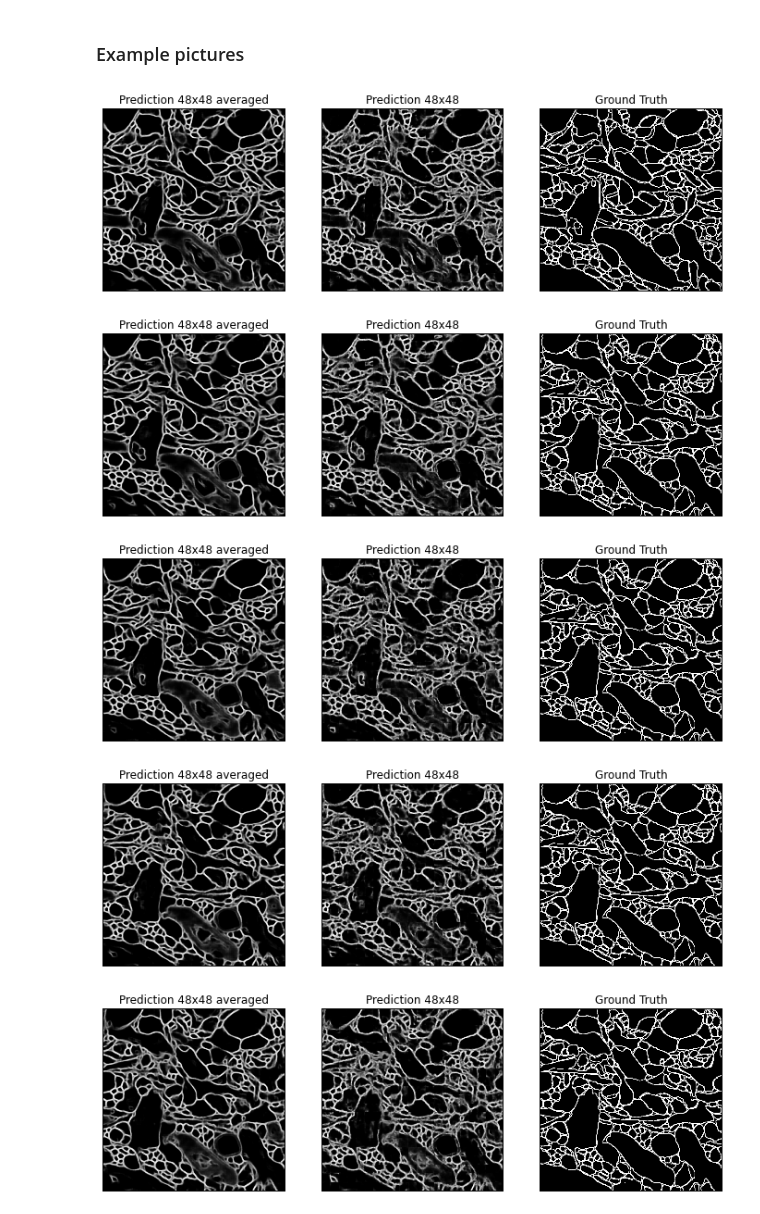
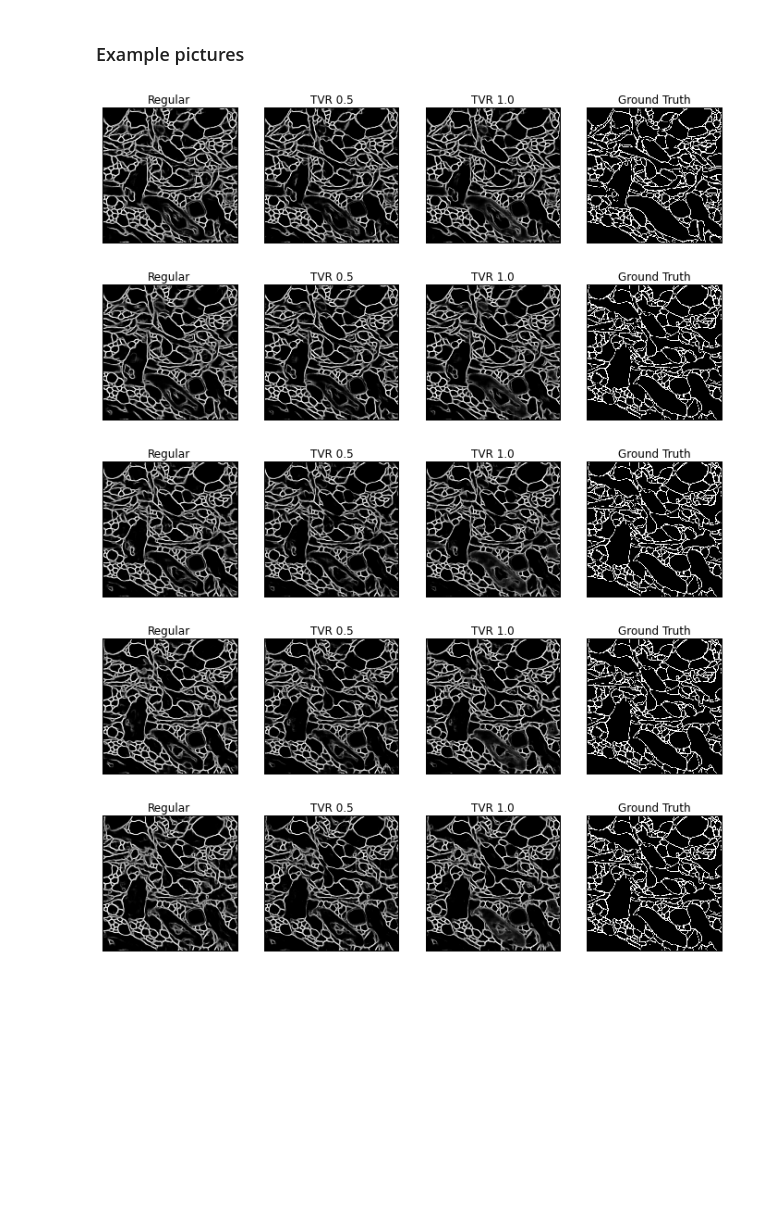
Before and after one commit to Rhoana/windowed-membranes, a Jupyter notebook: evaluation/Comparison_tvr.ipynb, the cells around one changed output. Drawn from its saved outputs; the diff is of its cells as text; code cells hidden in the pictures; blank space fills up the shorter version.

```diff
--- a/evaluation/Comparison_tvr.ipynb
+++ b/evaluation/Comparison_tvr.ipynb
@@ -69,7 +69,7 @@ def find_min(VI):
 ### Calculate VI/Error
 VI truth is the estimated VI for the membrane edges that are used as ground truth and represent the loss going from segmentation to edges and back.
 # %%
-address1          = "../results/48x48_2/"
+address1          = "../results/48x48_av/"
 pred_48x48         = np.load(address1 + "/results/output.npy")
 y1                = np.load(address1 + "/results/y.npy")
 pred_window_size  = np.load(address1 + "/results/pred_window_size.npy")
@@ -111,7 +111,7 @@ for address_img in test_address:
     ground_truth = ground_truth[gap2:-gap2,gap2:-gap2]
     ground_truth = ground_truth.astype(np.uint16)
     ground_truth = remove_synapse(ground_truth)
-    VI_48x48     += evaluate_VI( pred_48x48[5+n,0],ground_truth,radii)
+    VI_48x48     += evaluate_VI( pred_48x48[n,0],ground_truth,radii)
 
     ground_truth = mh.imread("../" + address_img)
     ground_truth = ground_truth[gap1:-gap1,gap1:-gap1]
@@ -218,37 +218,43 @@ Pixel-wise error: 0.202918323458
 # %%
 #pred_2x2 = np.load(address1 + "/results/output.npy")
 #pred_48x48 = np.load(address2 + "/results/output.npy")
 y = np.load(address1 + "/results/y.npy")
 
 for n in xrange(y.shape[0]):
 
     plt.figure(figsize=(12,4))
-    ax1 = plt.subplot(1,3,1)
-    ax1.set_title("Prediction 48x48 averaged")
-    plt.imshow(pred_48x48_av[n,0],cmap=plt.cm.gray)
+    ax1 = plt.subplot(1,4,1)
+    ax1.set_title("Regular")
+    plt.imshow(pred_48x48[n,0],cmap=plt.cm.gray)
     ax1.grid(True)
     ax1.set_xticklabels([])
     ax1.set_yticklabels([])
 
-    ax2 = plt.subplot(1,3,2)
-    ax2.set_title("Prediction 48x48")
-    plt.imshow(pred_48x48[5+n,0],cmap=plt.cm.gray)
+    ax2 = plt.subplot(1,4,2)
+    ax2.set_title("TVR 0.5")
+    plt.imshow(pred_05[n,0],cmap=plt.cm.gray)
     ax2.grid(True)
     ax2.set_xticklabels([])
     ax2.set_yticklabels([])
 
-    plt.subplot(1,3,3)
-    ax3 = plt.subplot(1,3,3)
-    ax3.set_title("Ground Truth")
-    plt.imshow(y[n,0],cmap=plt.cm.gray)
+    ax3 = plt.subplot(1,4,3)
+    ax3.set_title("TVR 1.0")
+    plt.imshow(pred_1[n,0],cmap=plt.cm.gray)
     ax3.grid(True)
     ax3.set_xticklabels([])
     ax3.set_yticklabels([])
 
-    plt.savefig("comparison_48x48_avg_" + str(n))
+    ax4 = plt.subplot(1,4,4)
+    ax4.set_title("Ground Truth")
+    plt.imshow(y[n,0],cmap=plt.cm.gray)
+    ax4.grid(True)
+    ax4.set_xticklabels([])
+    ax4.set_yticklabels([])
+
+    plt.savefig("comparison_tvr" + str(n))
 # %% [output]
-[figure, old version]
+[figure, new version]
-[figure, old version]
+[figure, new version]
-[figure, old version]
+[figure, new version]
-[figure, old version]
+[figure, new version]
-[figure, old version]
+[figure, new version]
```
Also changed, not shown: parts of 3 cells of this notebook.
